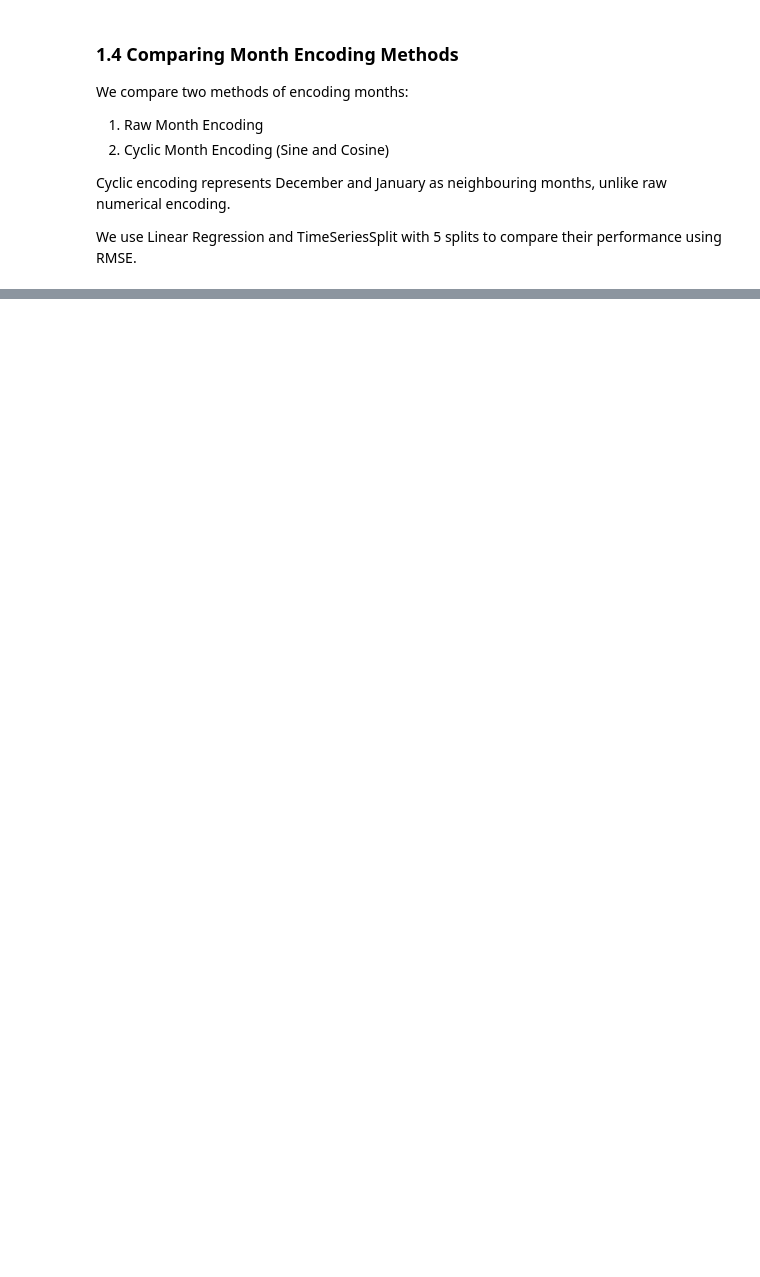
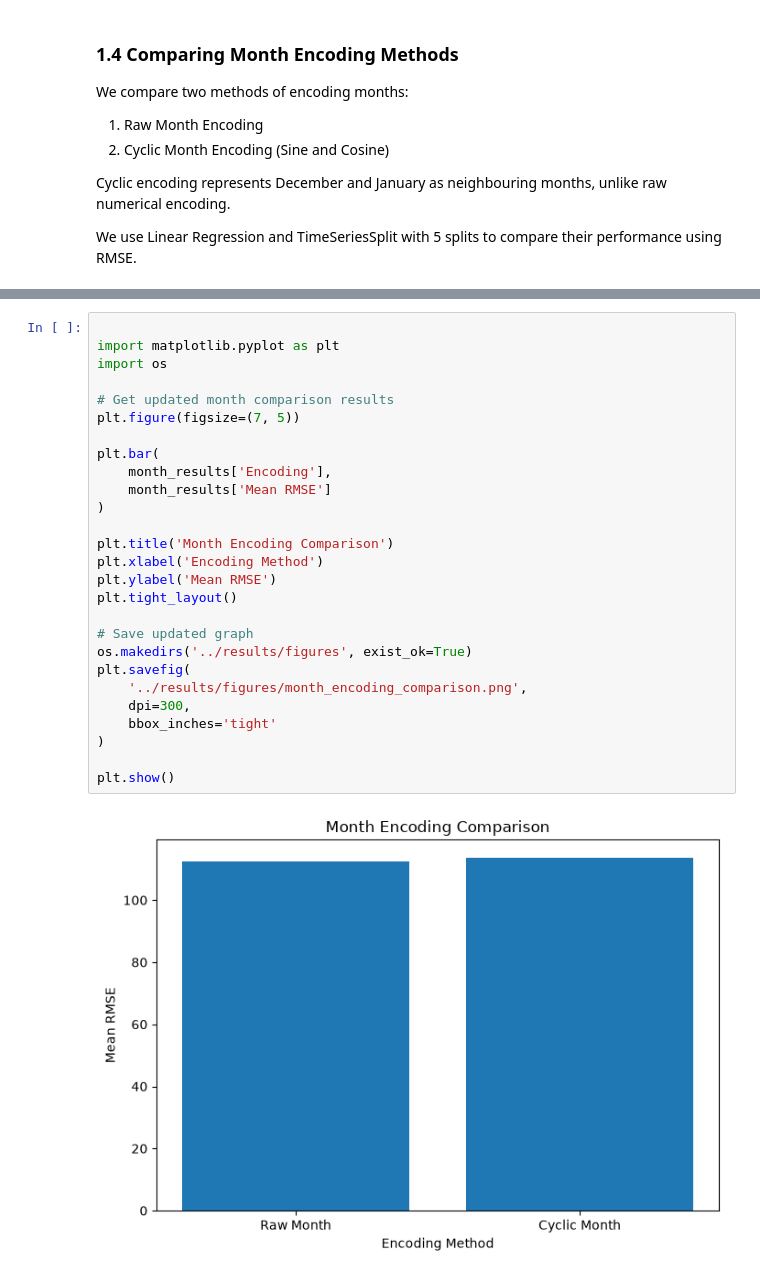
Before and after one commit to abhi-shake-ds/Let_Them_Cook, a Jupyter notebook: notebooks/02-preprocessing.ipynb, the cells around one changed output, grey strips where cells are left out. Drawn from its saved outputs; the diff is of its cells as text; blank space fills up the shorter version.

Commit message:
Preprocessing: fix encoding comparisons and evaluation

```diff
--- a/notebooks/02-preprocessing.ipynb
+++ b/notebooks/02-preprocessing.ipynb
@@ -357,0 +305,29 @@ worked slightly better for month in our experiment.
+# %%
+
+import matplotlib.pyplot as plt
+import os
+
+# Get updated month comparison results
+plt.figure(figsize=(7, 5))
+
+plt.bar(
+    month_results['Encoding'],
+    month_results['Mean RMSE']
+)
+
+plt.title('Month Encoding Comparison')
+plt.xlabel('Encoding Method')
+plt.ylabel('Mean RMSE')
+plt.tight_layout()
+
+# Save updated graph
+os.makedirs('../results/figures', exist_ok=True)
+plt.savefig(
+    '../results/figures/month_encoding_comparison.png',
+    dpi=300,
+    bbox_inches='tight'
+)
+
+plt.show()
+# %% [output]
+[figure, added]
```
Also changed, not shown: parts of 9 cells of this notebook.
